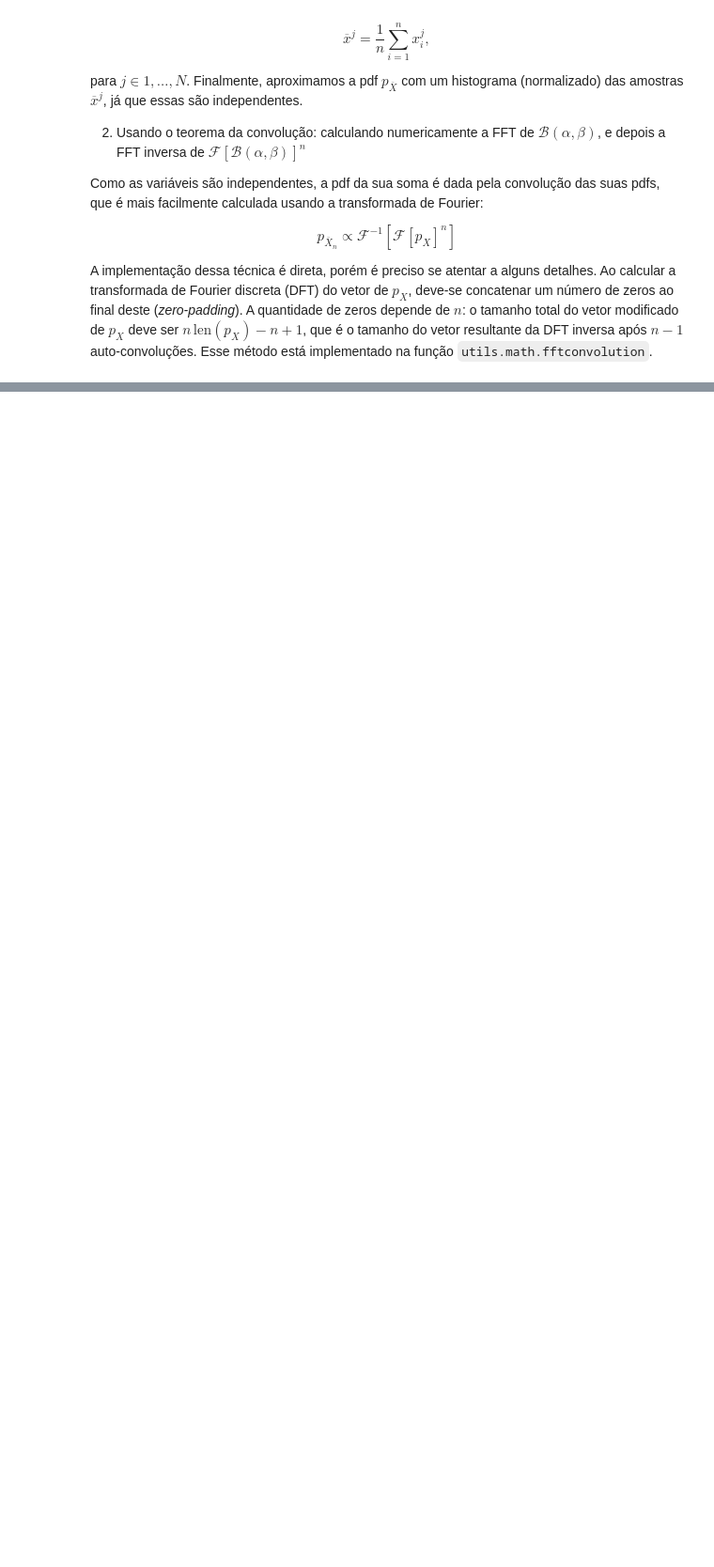
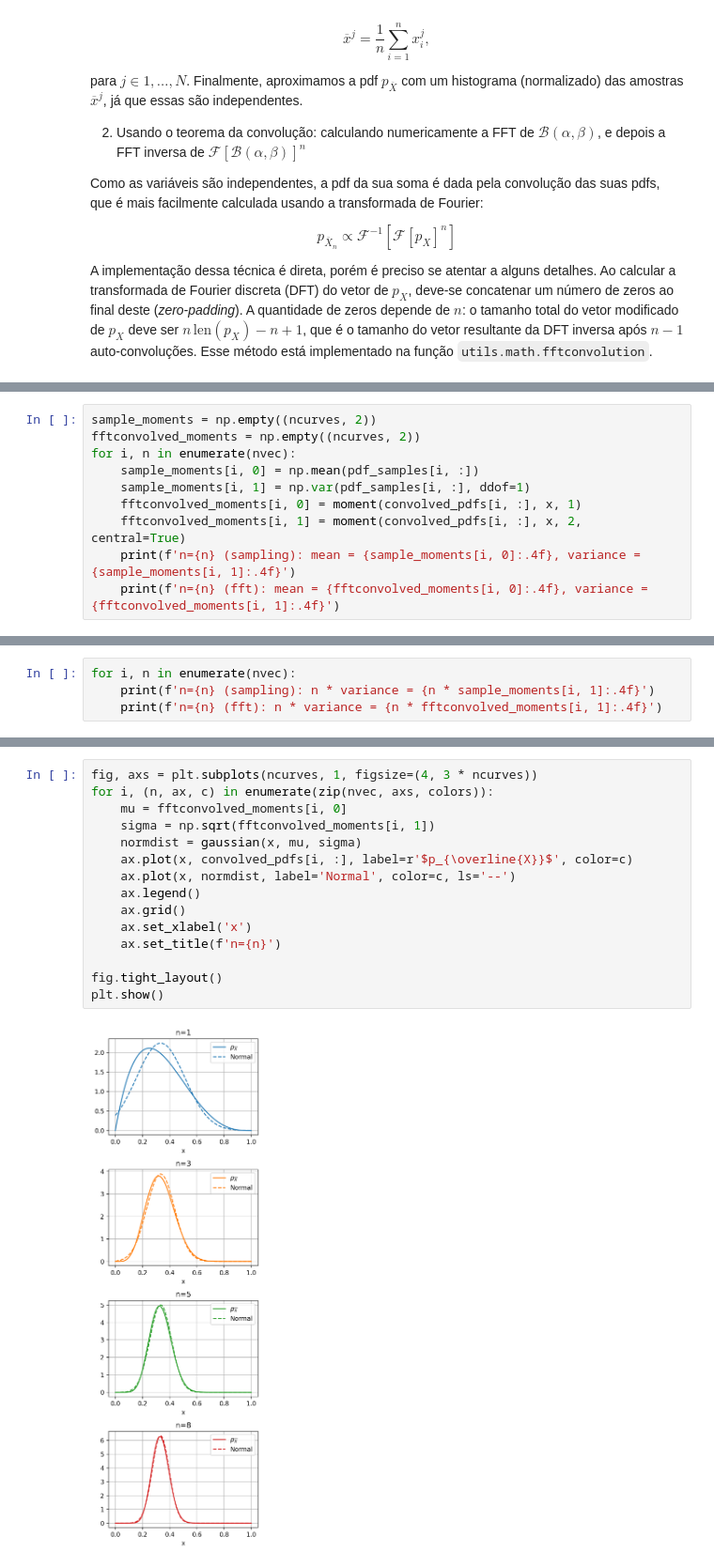
Before and after one commit to binado/statistics-problem-sets, a Jupyter notebook: notebooks/problem-set-2.ipynb, the cells around one changed output, grey strips where cells are left out. Shown at 94% size. Saved outputs shown, nothing was run; the diff lists cells and outputs as text; blank space fills up the shorter version.

```diff
--- a/notebooks/problem-set-2.ipynb
+++ b/notebooks/problem-set-2.ipynb
@@ -242,0 +246,10 @@ plt.show()
+# %%
+sample_moments = np.empty((ncurves, 2))
+fftconvolved_moments = np.empty((ncurves, 2))
+for i, n in enumerate(nvec):
+    sample_moments[i, 0] = np.mean(pdf_samples[i, :])
+    sample_moments[i, 1] = np.var(pdf_samples[i, :], ddof=1)
+    fftconvolved_moments[i, 0] = moment(convolved_pdfs[i, :], x, 1)
+    fftconvolved_moments[i, 1] = moment(convolved_pdfs[i, :], x, 2, central=True)
+    print(f'n={n} (sampling): mean = {sample_moments[i, 0]:.4f}, variance = {sample_moments[i, 1]:.4f}')
+    print(f'n={n} (fft): mean = {fftconvolved_moments[i, 0]:.4f}, variance = {fftconvolved_moments[i, 1]:.4f}')
@@ -242,0 +274,4 @@ plt.show()
+# %%
+for i, n in enumerate(nvec):
+    print(f'n={n} (sampling): n * variance = {n * sample_moments[i, 1]:.4f}')
+    print(f'n={n} (fft): n * variance = {n * fftconvolved_moments[i, 1]:.4f}')
@@ -242,0 +289,17 @@ plt.show()
+# %%
+fig, axs = plt.subplots(ncurves, 1, figsize=(4, 3 * ncurves))
+for i, (n, ax, c) in enumerate(zip(nvec, axs, colors)):
+    mu = fftconvolved_moments[i, 0]
+    sigma = np.sqrt(fftconvolved_moments[i, 1])
+    normdist = gaussian(x, mu, sigma)
+    ax.plot(x, convolved_pdfs[i, :], label=r'$p_{\overline{X}}$', color=c)
+    ax.plot(x, normdist, label='Normal', color=c, ls='--')
+    ax.legend()
+    ax.grid()
+    ax.set_xlabel('x')
+    ax.set_title(f'n={n}')
+
+fig.tight_layout()
+plt.show()
+# %% [output]
+[figure, added]
```
Also changed, not shown: parts of 7 cells of this notebook.
